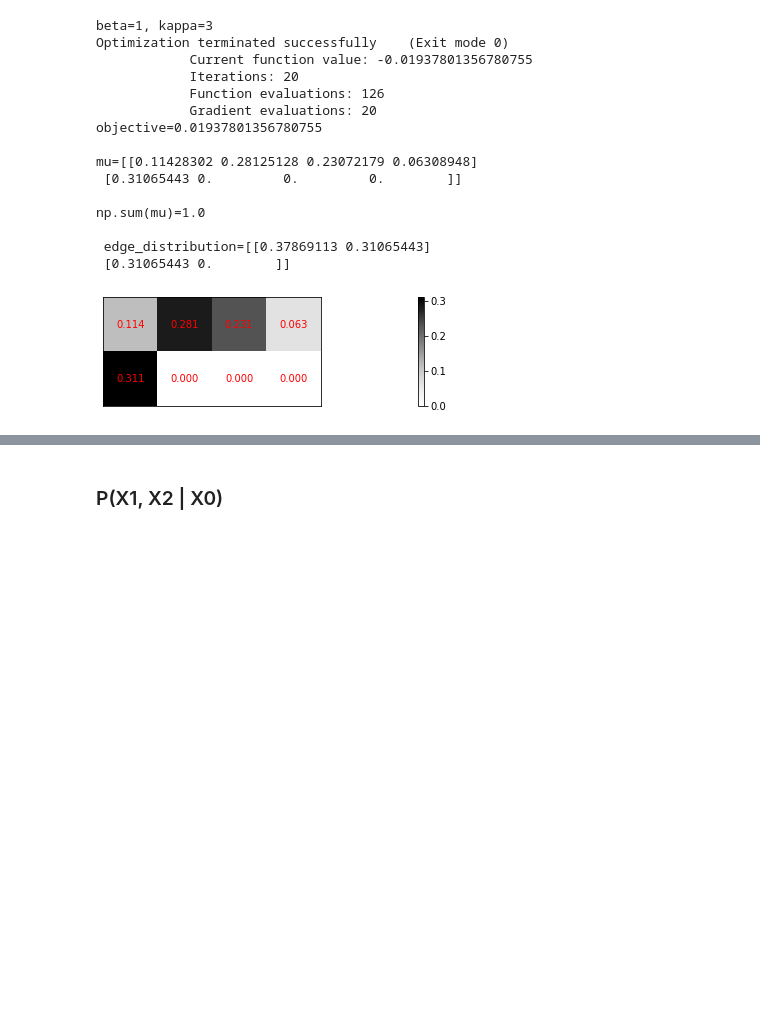
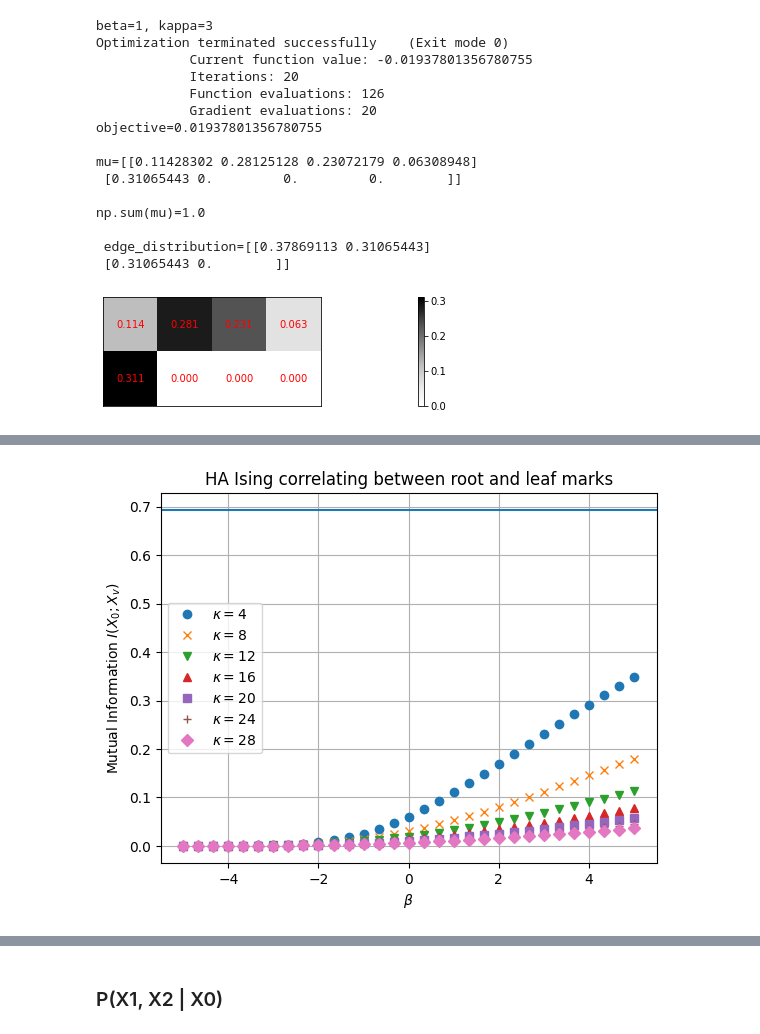
Before and after one commit to YizhongHu/statistical_mechanics_on_graphs, a Jupyter notebook: src/hardcore_ising.ipynb, the cells around one changed output, grey strips where cells are left out. Cells and saved outputs as stored; diff of their text form; code cells hidden in the pictures; blank space fills up the shorter version.

Commit message:
edge distribution

```diff
--- a/src/hardcore_ising.ipynb
+++ b/src/hardcore_ising.ipynb
@@ -203,0 +209,5 @@ np.sum(mu)=1.0
+# %%
+kappa = 2
+beta = 0
+mu = optimize(beta, kappa, ftol=1e-10)
+edge_distribution(mu, kappa)
@@ -203,0 +217,12 @@ np.sum(mu)=1.0
+# %%
+kappas = [4, 8, 12, 16, 20, 24, 28]
+betas = np.linspace(-5, 5, 31)
+
+res = []
+for kappa in kappas:
+    mus = []
+    for beta in tqdm(betas):
+        mu = optimize(beta=beta, kappa=kappa, max_iter=10000, ftol=1e-10)
+        mus.append(mu)
+
+    res.append(mus)
@@ -203,0 +250,23 @@ np.sum(mu)=1.0
+# %%
+for kappa, mus, m in zip(kappas, res, markers):
+    mutual_infos = []
+    for mu in mus:
+        pi_mu = edge_distribution(mu, kappa)
+        p_x0 = np.sum(pi_mu, axis=1)
+        p_x1 = np.sum(pi_mu, axis=0)
+        mutual_infos.append(relative_entropy(pi_mu, np.outer(p_x0, p_x1)))
+
+    plt.plot(betas, mutual_infos, m, label=f'$\\kappa={kappa}$')
+
+plt.axhline(y=np.log(2))
+
+plt.legend()
+plt.title(f'HA Ising correlating between root and leaf marks')
+plt.xlabel('$\\beta$')
+plt.ylabel('Mutual Information $I(X_0 ; X_v)$')
+plt.grid(True)
+
+# plt.ylim((-.01, 0.11))
+plt.savefig('../img/HA_Ising/RL_indep.png')
+# %% [output]
+[figure, added]
```
Also changed, not shown: parts of 6 cells of this notebook, 3 other files.
